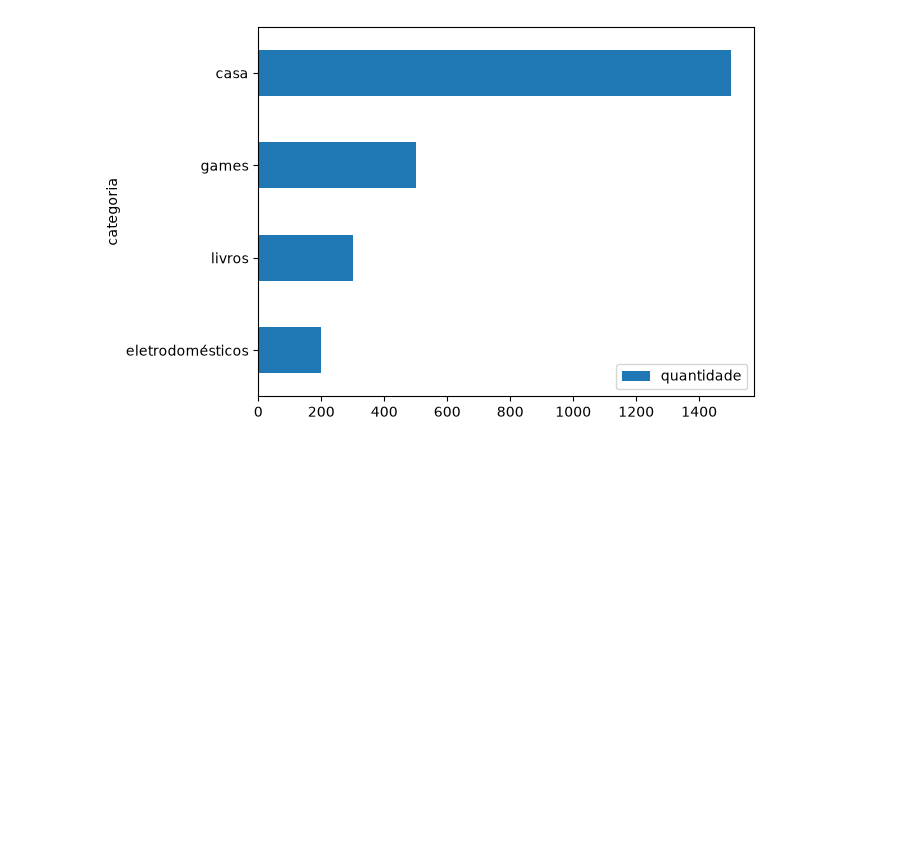
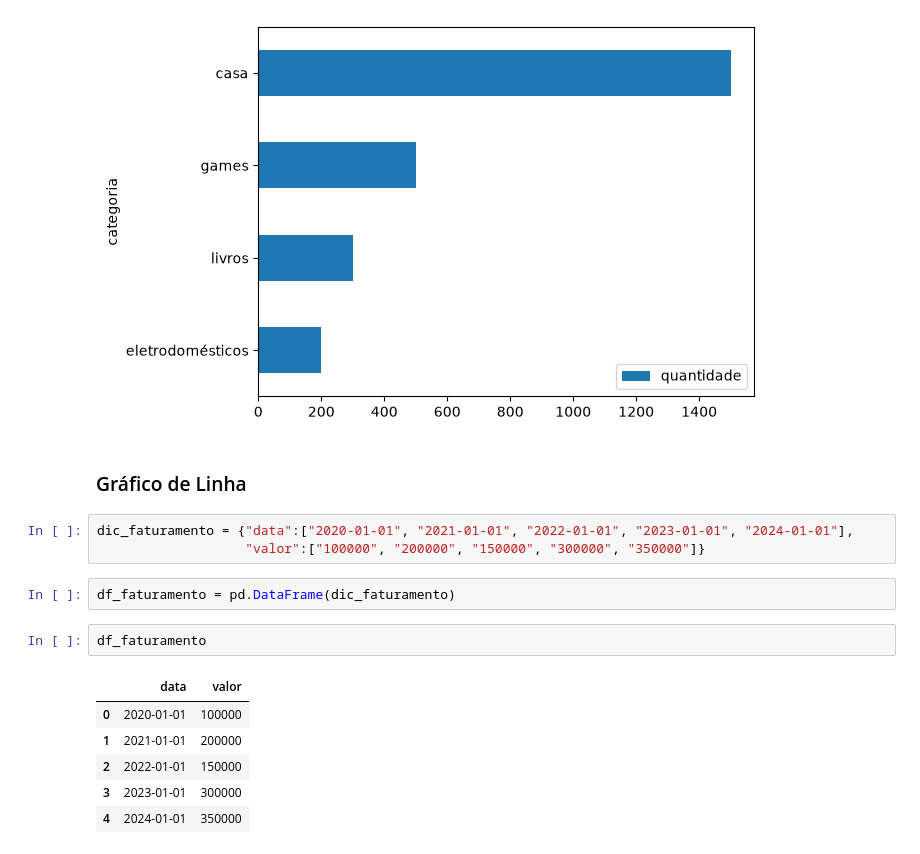
Before and after one commit to lucasmarques07/data-analyst-course, a Jupyter notebook: 7-estatistica/estatistica.ipynb, the cells around one changed output. Drawn from its saved outputs; the diff is of its cells as text; blank space fills up the shorter version.

Commit message:
Gráfico de linha

```diff
--- a/7-estatistica/estatistica.ipynb
+++ b/7-estatistica/estatistica.ipynb
@@ -218,3 +218,19 @@ df_vendas.sort_values(by='quantidade', ascending=True).plot.barh(x='categoria',
 # %% [output]
 <Axes: ylabel='categoria'>
 [figure]
+# %% [markdown]
+### Gráfico de Linha
+# %%
+dic_faturamento = {"data":["2020-01-01", "2021-01-01", "2022-01-01", "2023-01-01", "2024-01-01"],
+                   "valor":["100000", "200000", "150000", "300000", "350000"]}
+# %%
+df_faturamento = pd.DataFrame(dic_faturamento)
+# %%
+df_faturamento
+# %% [output]
+|  | data | valor |
+| 0 | 2020-01-01 | 100000 |
+| 1 | 2021-01-01 | 200000 |
+| 2 | 2022-01-01 | 150000 |
+| 3 | 2023-01-01 | 300000 |
+| 4 | 2024-01-01 | 350000 |
```
Also changed, not shown: parts of 5 cells of this notebook.
